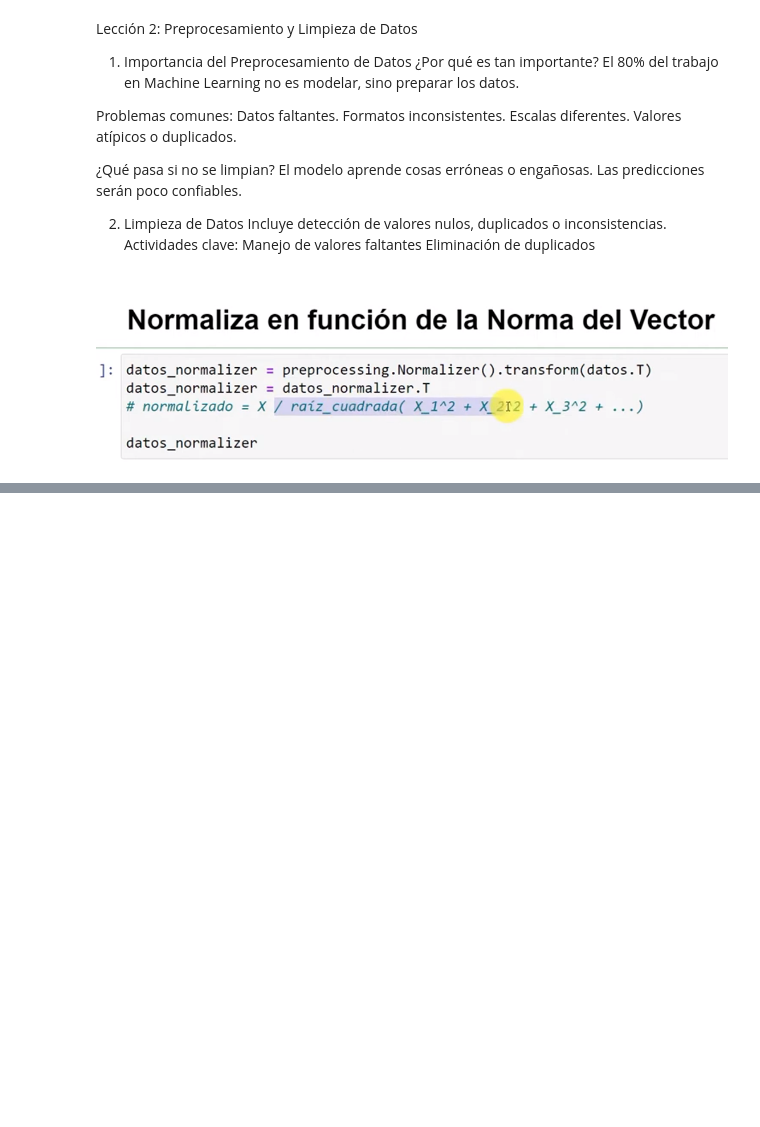
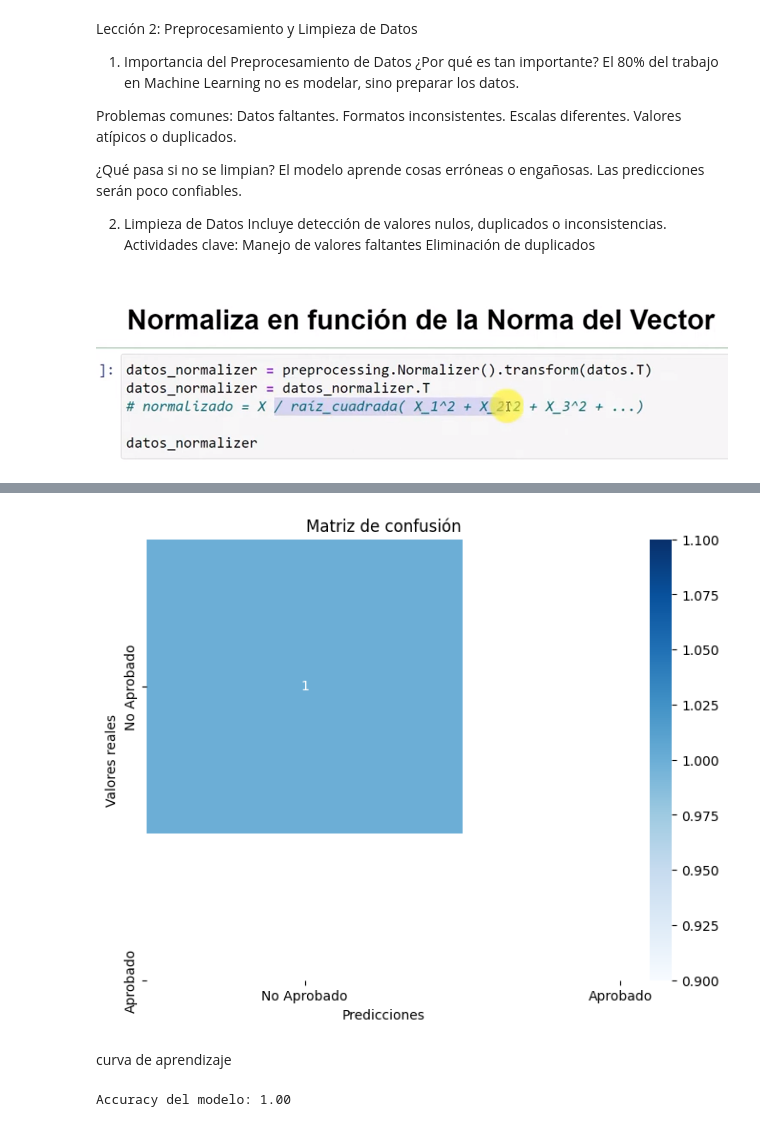
Before and after one commit to jdmartinezrs/MachineLearningAlgoritms, a Jupyter notebook: NeuralNetworks.ipynb, the cells around one changed output, grey strips where cells are left out. Drawn from its saved outputs; the diff is of its cells as text; code cells hidden in the pictures; blank space fills up the shorter version.

```diff
--- a/NeuralNetworks.ipynb
+++ b/NeuralNetworks.ipynb
@@ -95,0 +100,20 @@ Eliminación de duplicados
+# %%
+datos = {
+    'horas_estudio':[1,2,3,4,5],
+    'asistencia': [50, 60 ,70,80,90],
+    'aprobo':  [0,0,1,1,1]
+
+}
+
+df = pd.DataFrame(datos)
+
+x = df [['horas_estudio','asistencia']]
+y = df ['aprobo']
+
+x_train, x_test, y_train, y_test = train_test_split(x,y, test_size=0.2, random_state=42)
+
+modelo = DecisionTreeClassifier()
+modelo.fit(x_train, y_train)
+
+y_pred = modelo.predict(x_test)
+print('Predicciones:', y_pred)
@@ -95,0 +144,12 @@ Eliminación de duplicados
+# %%
+cm = confusion_matrix(y_test, y_pred)
+plt.figure(figsize=(8,6))
+sns.heatmap(cm, annot=True, fmt='d', cmap='Blues', xticklabels=['No Aprobado', 'Aprobado'], yticklabels=['No Aprobado', 'Aprobado'])
+plt.xlabel('Predicciones')
+plt.ylabel('Valores reales')
+plt.title('Matriz de confusión')
+plt.show()
+# %% [output]
+[figure, added]
+# %% [markdown]
+curva de aprendizaje
@@ -95,0 +160,8 @@ Eliminación de duplicados
+# %%
+from collections import Counter
+conteo = Counter(y)
+print('Cantidad por clase:',conteo)
+
+cv_seguro = min
+# %% [output]
+Accuracy del modelo: 1.00
```
Also changed, not shown: parts of 8 cells of this notebook.
